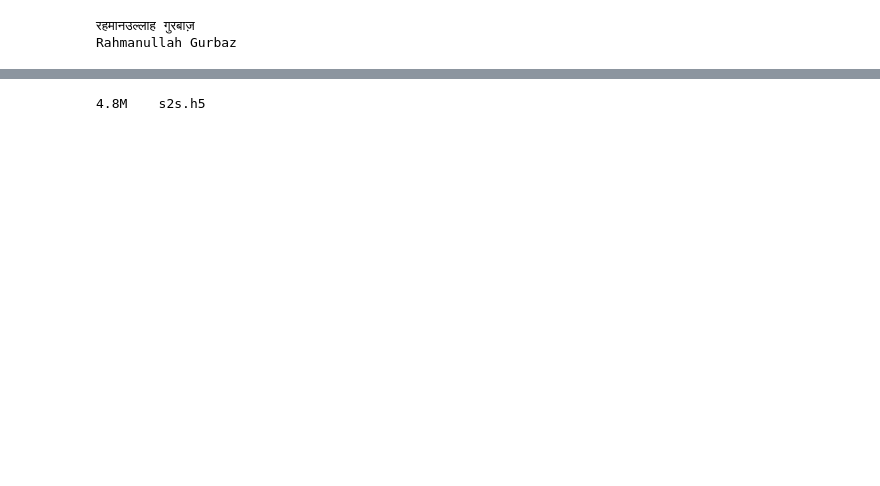
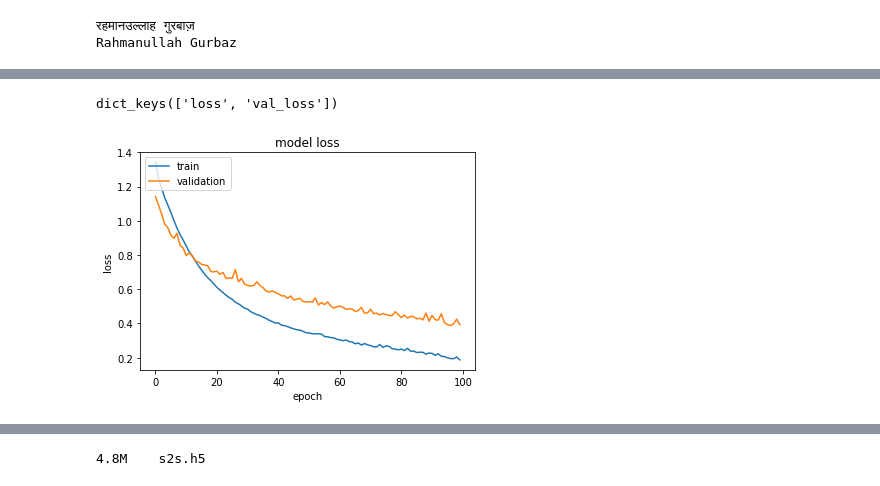
Before and after one commit to rajashekar/colab, a Jupyter notebook: Transliterate.ipynb, the cells around one changed output, grey strips where cells are left out. Drawn from its saved outputs; the diff is of its cells as text; code cells hidden in the pictures; blank space fills up the shorter version.

```diff
--- a/Transliterate.ipynb
+++ b/Transliterate.ipynb
@@ -87,6 +123,8 @@ target_token_index = dict([(char, i) for i, char in enumerate(target_vocab)])
 num_encoder_tokens = len(input_vocab)
 num_decoder_tokens = len(target_vocab)
 # %%
-max_encoder_seq_length = max([len(txt) for txt in input_list])
-max_decoder_seq_length = max([len(txt) for txt in target_list])
+max_encoder_seq_length = max([len(txt) for txt in input_words])
+max_decoder_seq_length = max([len(txt) for txt in target_words])
+# for start & end of the word
+max_decoder_seq_length += 1
 # %%
@@ -104,7 +142,7 @@ Max sequence length for outputs: 26
 # %%
-encoder_input_data = np.zeros((len(input_list), max_encoder_seq_length, num_encoder_tokens), dtype='float32')
-decoder_input_data = np.zeros((len(input_list), max_decoder_seq_length, num_decoder_tokens), dtype='float32')
-decoder_target_data = np.zeros( (len(input_list), max_decoder_seq_length, num_decoder_tokens), dtype='float32')
+encoder_input_data = np.zeros((len(input_words), max_encoder_seq_length, num_encoder_tokens), dtype='float32')
+decoder_input_data = np.zeros((len(input_words), max_decoder_seq_length, num_decoder_tokens), dtype='float32')
+decoder_target_data = np.zeros( (len(input_words), max_decoder_seq_length, num_decoder_tokens), dtype='float32')
 # %%
 print(f"encoder input shape {encoder_input_data.shape}")
 print(f"decoder input shape {decoder_input_data.shape}")
@@ -147 +154,11 @@ for i, (input_text, target_text) in enumerate(zip(input_list, target_list)):
+# %%
+for i, (input_text, target_text) in enumerate(zip(input_words, target_words)):
+  for t, char in enumerate(input_text):
+    encoder_input_data[i, t, input_token_index[char]] = 1.
+  target_text_w_sow = '^' + target_text
+  target_text_w_eow = target_text + '$'
+  for t, char in enumerate(target_text_w_sow):
+    decoder_input_data[i, t, target_token_index[char]] = 1.
+  for t, char in enumerate(target_text_w_eow):
+    decoder_target_data[i, t, target_token_index[char]] = 1.
 # %%
@@ -179,10 +220,10 @@ model = Model([encoder_inputs, decoder_inputs], decoder_outputs)
 # %%
 # Training
 batch_size = 64  # Batch size for training.
-epochs = 10  # Number of epochs to train for.
+epochs = 100  # Number of epochs to train for.
 
 model.compile(optimizer='rmsprop', loss='categorical_crossentropy')
-model.fit([encoder_input_data, decoder_input_data], decoder_target_data,
+history = model.fit([encoder_input_data, decoder_input_data], decoder_target_data,
           batch_size=batch_size, epochs=epochs, validation_split=0.2)
 # Save model
 model.save('s2s.h5')
@@ -210,3 +248,19 @@ Epoch 10/10
+# %%
+# list all data in history
+print(history.history.keys())
+# %% [output]
+dict_keys(['loss', 'val_loss'])
+# %%
+# summarize history for loss
+plt.plot(history.history['loss'])
+plt.plot(history.history['val_loss'])
+plt.title('model loss')
+plt.ylabel('loss')
+plt.xlabel('epoch')
+plt.legend(['train', 'validation'], loc='upper left')
+plt.show()
+# %% [output]
+[figure, added]
 # %%
 %ls -ltr
 # %% [output]
```
Also changed, not shown: parts of 32 cells of this notebook.
